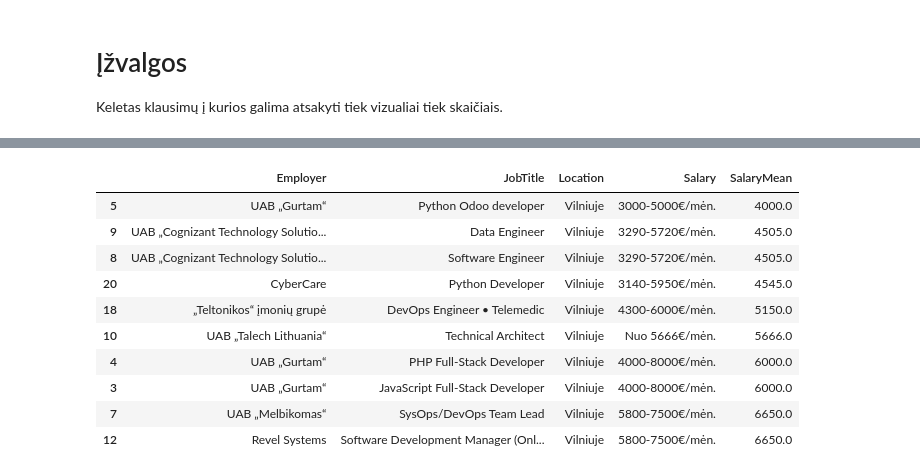
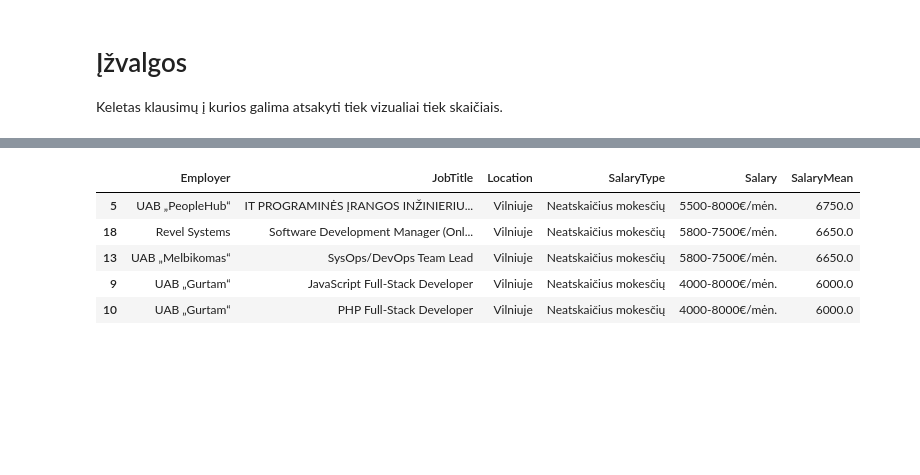
Before and after one commit to TK-Problem/Python-mokymai, a Jupyter notebook: Scripts/cvbankas.ipynb, the cells around one changed output, grey strips where cells are left out. Cells and saved outputs as stored; diff of their text form; code cells hidden in the pictures; blank space fills up the shorter version.

Commit message:
UPD: add salary type

```diff
--- a/Scripts/cvbankas.ipynb
+++ b/Scripts/cvbankas.ipynb
@@ -102,8 +102,10 @@ async def cvbankas(keyword="python"):
           try:
             salary = cells[1].find("span", {"class": "salary_amount"}).text
             salary += cells[1].find("span", {"class": "salary_period"}).text
+            salary_type = cells[1].find('span', {'class': 'salary_calculation'}).text
           except:
             salary = ''
+            salary_type= ''
 
           # location
           try:
@@ -112,7 +114,7 @@ async def cvbankas(keyword="python"):
             location = ''
 
           # add data
-          lst.append([employer, job_title, location, salary])
+          lst.append([employer, job_title, location, salary_type, salary])
 
         # save image to your enviroment (for debuging)
         # one can close this line
@@ -122,7 +124,7 @@ async def cvbankas(keyword="python"):
         await browser.close()
 
         # return pandas DataFrame
-        return pd.DataFrame(lst, columns = ['Employer', 'JobTitle', "Location", "Salary"])
+        return pd.DataFrame(lst, columns = ['Employer', 'JobTitle', "Location", "SalaryType", "Salary"])
 # %%
 #@title Atsisiųsti duomenis
 # paieškos žodis
@@ -223,24 +216,19 @@ df_c.head()
 # %%
 #@title Top skelbimai su didžiausiais atlyginimais
 
 # top N dižiausius atlyginimus turintys skelbimai
-N = 10 # @param {type:"integer"}
-cols = ['Employer', 'JobTitle', 'Location', 'Salary', 'SalaryMean']
+N = 5 # @param {type:"integer"}
+cols = ['Employer', 'JobTitle', 'Location', 'SalaryType', 'Salary', 'SalaryMean']
 
 # sort and return N largest
-df_c.sort_values(by="SalaryMean").tail(N)[cols]
+df_c.sort_values(by="SalaryMean", ascending=False).head(N)[cols]
 # %% [output]
-|  | Employer | JobTitle | Location | Salary | SalaryMean |
-| 5 | UAB „Gurtam“ | Python Odoo developer | Vilniuje | 3000-5000€/mėn. | 4000.0 |
-| 9 | UAB „Cognizant Technology Solutio... | Data Engineer | Vilniuje | 3290-5720€/mėn. | 4505.0 |
-| 8 | UAB „Cognizant Technology Solutio... | Software Engineer | Vilniuje | 3290-5720€/mėn. | 4505.0 |
-| 20 | CyberCare | Python Developer | Vilniuje | 3140-5950€/mėn. | 4545.0 |
-| 18 | „Teltonikos“ įmonių grupė | DevOps Engineer • Telemedic | Vilniuje | 4300-6000€/mėn. | 5150.0 |
-| 10 | UAB „Talech Lithuania“ | Technical Architect | Vilniuje | Nuo 5666€/mėn. | 5666.0 |
-| 4 | UAB „Gurtam“ | PHP Full-Stack Developer | Vilniuje | 4000-8000€/mėn. | 6000.0 |
-| 3 | UAB „Gurtam“ | JavaScript Full-Stack Developer | Vilniuje | 4000-8000€/mėn. | 6000.0 |
-| 7 | UAB „Melbikomas“ | SysOps/DevOps Team Lead | Vilniuje | 5800-7500€/mėn. | 6650.0 |
-| 12 | Revel Systems | Software Development Manager (Onl... | Vilniuje | 5800-7500€/mėn. | 6650.0 |
+|  | Employer | JobTitle | Location | SalaryType | Salary | SalaryMean |
+| 5 | UAB „PeopleHub“ | IT PROGRAMINĖS ĮRANGOS INŽINIERIU... | Vilniuje | Neatskaičius mokesčių | 5500-8000€/mėn. | 6750.0 |
+| 18 | Revel Systems | Software Development Manager (Onl... | Vilniuje | Neatskaičius mokesčių | 5800-7500€/mėn. | 6650.0 |
+| 13 | UAB „Melbikomas“ | SysOps/DevOps Team Lead | Vilniuje | Neatskaičius mokesčių | 5800-7500€/mėn. | 6650.0 |
+| 9 | UAB „Gurtam“ | JavaScript Full-Stack Developer | Vilniuje | Neatskaičius mokesčių | 4000-8000€/mėn. | 6000.0 |
+| 10 | UAB „Gurtam“ | PHP Full-Stack Developer | Vilniuje | Neatskaičius mokesčių | 4000-8000€/mėn. | 6000.0 |
 # %% [markdown]
 # Išsaugoti duomenis
 
```
Also changed, not shown: parts of 5 cells of this notebook.
